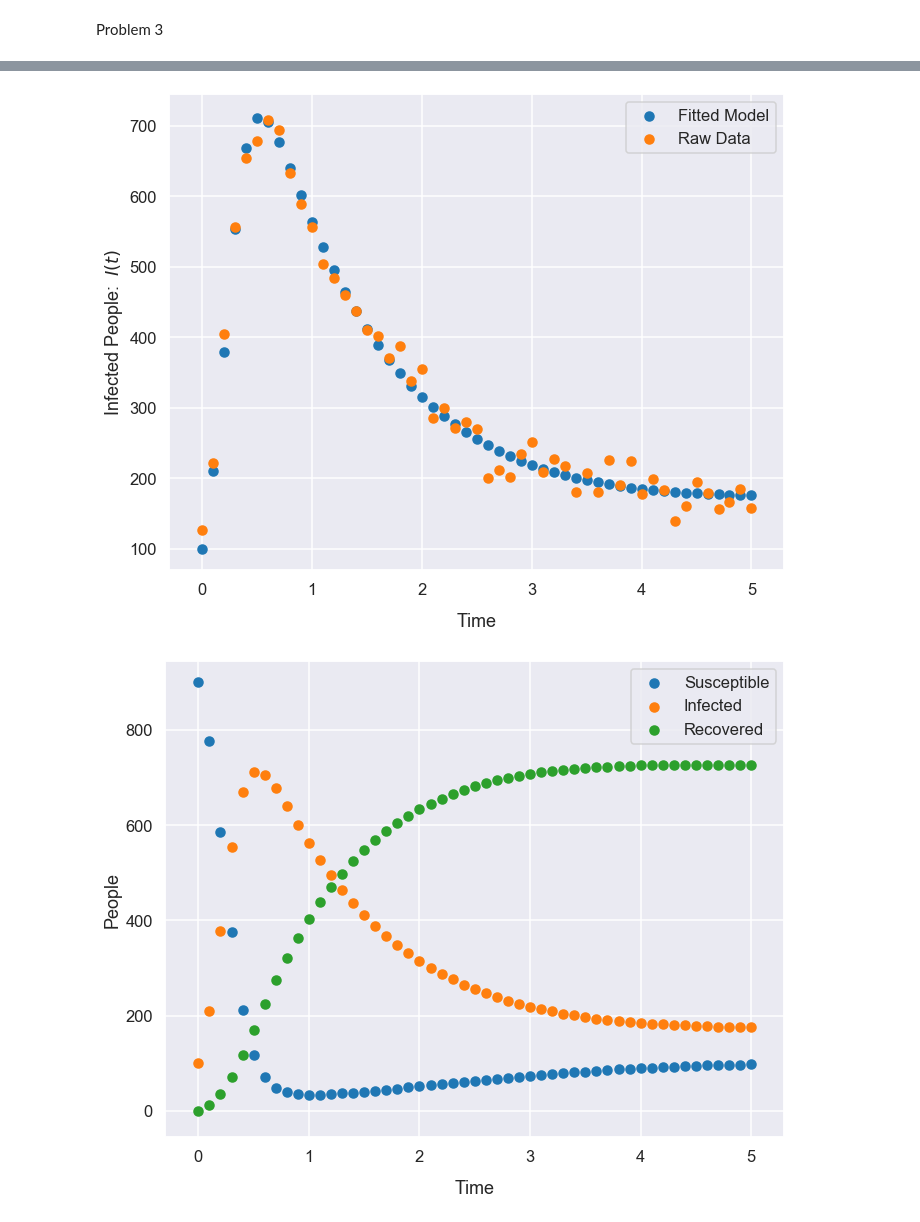
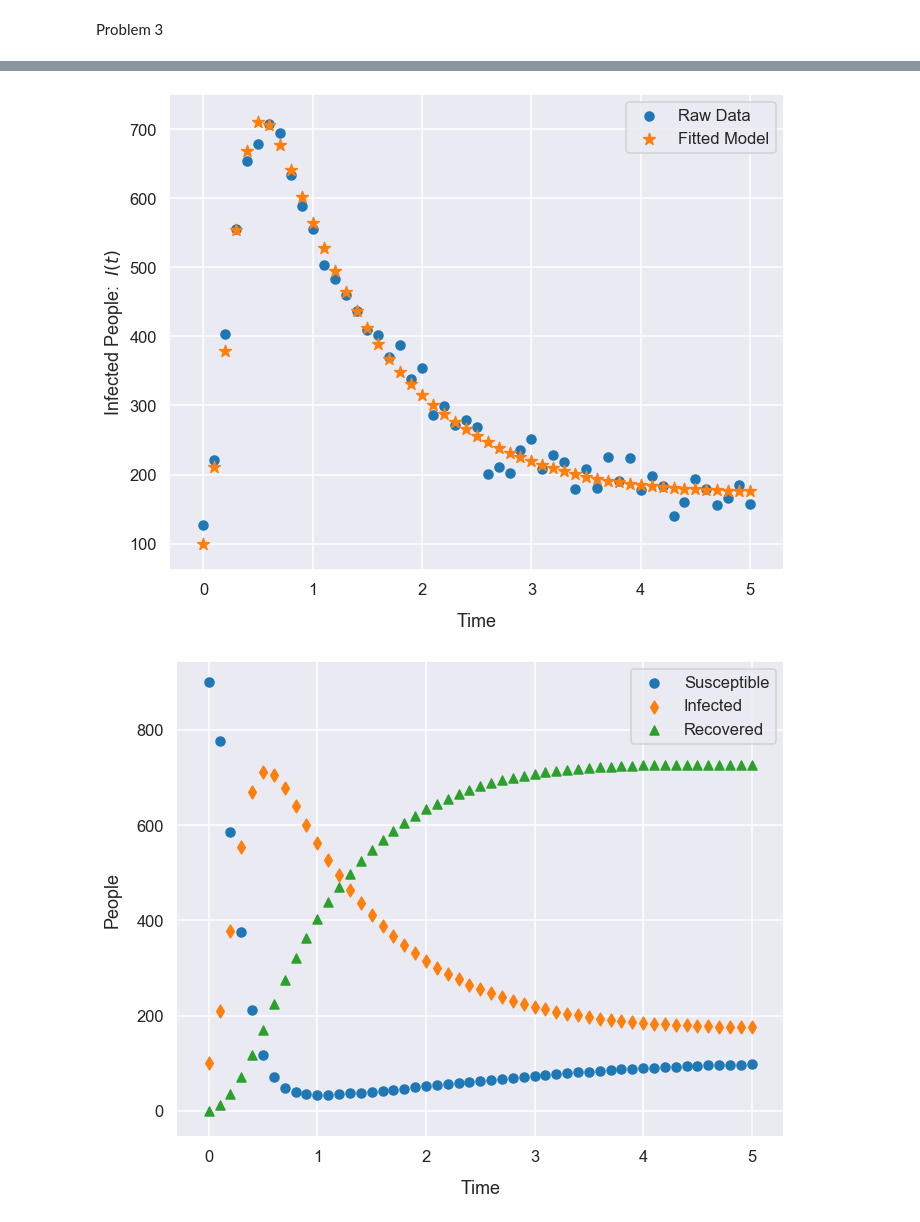
Before and after one commit to adamcwatts/MA540_UQ, a Jupyter notebook: Project3/Project3_Workup.ipynb, the cells around one changed output, grey strips where cells are left out. Saved outputs shown, nothing was run; the diff lists cells and outputs as text; code cells hidden in the pictures.

```diff
--- a/Project3/Project3_Workup.ipynb
+++ b/Project3/Project3_Workup.ipynb
@@ -269,8 +271,9 @@ y = SIR_DATA[:, 1]
 
 
 def fun(q, t, y, Y_0):
+    print(q)
     t_domain = t
-    sol = solve_ivp(SIR,[0, 5], Y_0,args=(q[0], q[1], q[2]), t_eval=t_domain)
+    sol = solve_ivp(SIR,[0, 5], Y_0,args=(q[0], q[1], q[2]), t_eval=t_domain,rtol=1e-8)
 
     minimize_me = 0
     for i in range(51):
@@ -281,6 +284,6 @@ def fun(q, t, y, Y_0):
 Y_0 = [900, 100, 0]
 t_domain = np.linspace(0, 5, 51)
 # %%
-solution_to_minimize_me = scipy.optimize.minimize(fun, [0.1, 0.2,  0.3], args=(t_domain, y, Y_0), bounds=((0, 1), (0, 1), (0, 1)))
-solution_to_minimize_me
+solution_to_minimize_me = scipy.optimize.minimize(fun, [0.1, 0.2,  0.3], args=(t_domain, y, Y_0), bounds=((0, 1), (0, 1), (0, 1)),tol=1e-8)
+solution_to_minimize_me.x
 # %% [output]
@@ -296,25 +308,25 @@ solution_to_minimize_me
 # %%
 fig, axe = plt.subplots(ncols=1, nrows=1, figsize=(10,8))
 sol_optimal = solve_ivp(SIR,[0, 5], Y_0,args=solution_to_minimize_me.x, t_eval=t_domain, rtol=1e-6)
-plt.scatter(t_domain, sol_optimal.y[1], label='Fitted Model')
 plt.scatter(SIR_DATA[:,0], y, label='Raw Data')
+plt.scatter(t_domain, sol_optimal.y[1],marker='*', s=150, label='Fitted Model')
 plt.ylabel('Infected People:  '+r'$I(t)$')
 plt.xlabel('Time', labelpad=15)
 plt.legend()
 plt.tight_layout()
 # %% [output]
-[figure, old version]
+[figure, new version]
 # %%
 fig, axe = plt.subplots(ncols=1, nrows=1, figsize=(10,8))
 plt.scatter(t_domain, sol_optimal.y[0], label='Susceptible')
-plt.scatter(t_domain, sol_optimal.y[1], label='Infected')
-plt.scatter(t_domain, sol_optimal.y[2], label='Recovered')
-plt.ylabel('People')
+plt.scatter(t_domain, sol_optimal.y[1], marker="d" , label='Infected')
+plt.scatter(t_domain, sol_optimal.y[2],  marker="^",label='Recovered')
+plt.ylabel('People', labelpad=15)
 plt.xlabel('Time', labelpad=15)
 plt.legend()
 plt.tight_layout()
 # %% [output]
-[figure, old version]
+[figure, new version]
 # %%
 def sensitvity_gen(variable_of_interest_idx, nominal_params):
 
```
Also changed, not shown: parts of 5 cells of this notebook.
